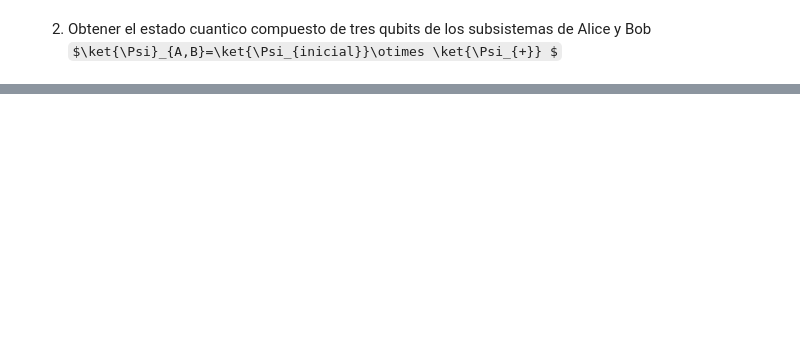
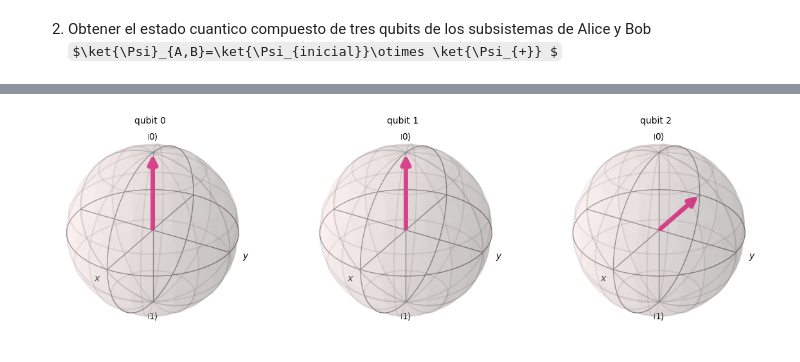
Before and after one commit to PiPevafo/Teleportation-Protocol, a Jupyter notebook: Protocolo.ipynb, the cells around one changed output, grey strips where cells are left out. Cells and saved outputs as stored; diff of their text form; code cells hidden in the pictures; some formulas as TeX source; blank space fills up the shorter version.

```diff
--- a/Protocolo.ipynb
+++ b/Protocolo.ipynb
@@ -103,0 +143,17 @@ result = job.result()
+# %%
+# Extraer los resultados de las mediciones y guardarlos en una lista
+alice = [list(d.keys())[0] for d in counts]
+
+for i in range(0,3):
+    qc[i].barrier()
+    if alice[i] == '00':
+        qc[i].x(2)
+    elif alice[i] == '11':
+        qc[i].z(2)
+    elif alice[i] == '10':
+        qc[i].z(2)
+        qc[i].x(2)
+
+for i, circuit in enumerate(qc):
+    print(f'El resultado de las medición de Alice en el circuito {i} fue: {alice[i]}')
+    display(circuit.draw(output='mpl'))
@@ -103,0 +167,19 @@ result = job.result()
+# %%
+for i in range(0,3): qc[i].save_statevector()
+
+# Ejecutar el circuito nuevamente para obtener el estado final después de las operaciones en qubit de Bob
+# simulator2 = Aer.get_backend('qasm_simulator')
+circ = transpile(qc, simulator1)
+job = simulator1.run(circ, shots=1)
+result_final_state = job.result()
+
+statevectors_final_state = [result_final_state.get_statevector(qc[i]) for i in range(0,3)]
+plot_bloch_multivector(statevectors_final_state[0])
+# # Extraer el estado del qubit de Bob
+# bob_states = [partial_trace(statevector, [0, 1]) for statevector in statevectors_final_state]
+
+
+# # Graficar el estado final del tercer qubit en la esfera de Bloch
+# plot_bloch_multivector(bob_states[0])
+# %% [output]
+[figure, added]
```
Also changed, not shown: parts of 8 cells of this notebook.
